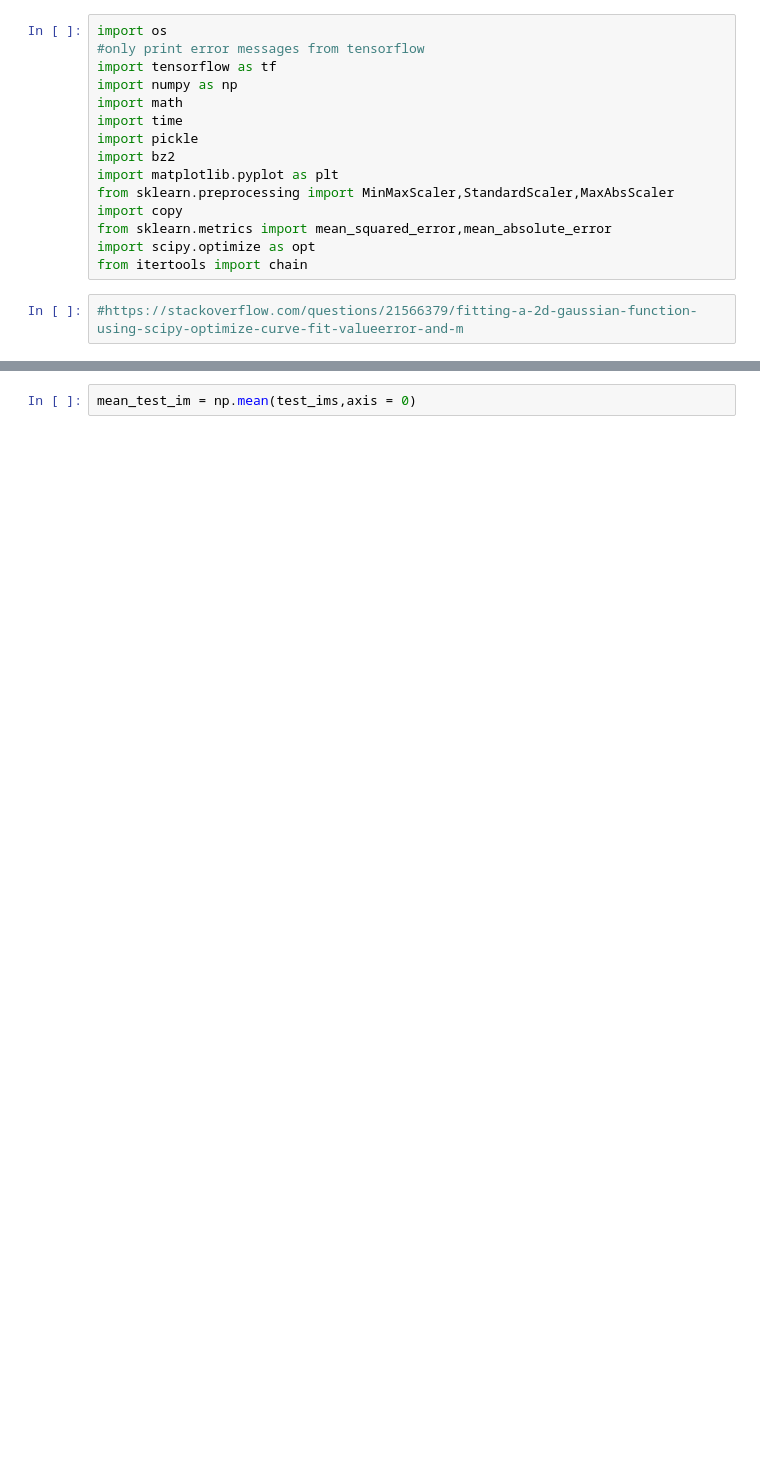
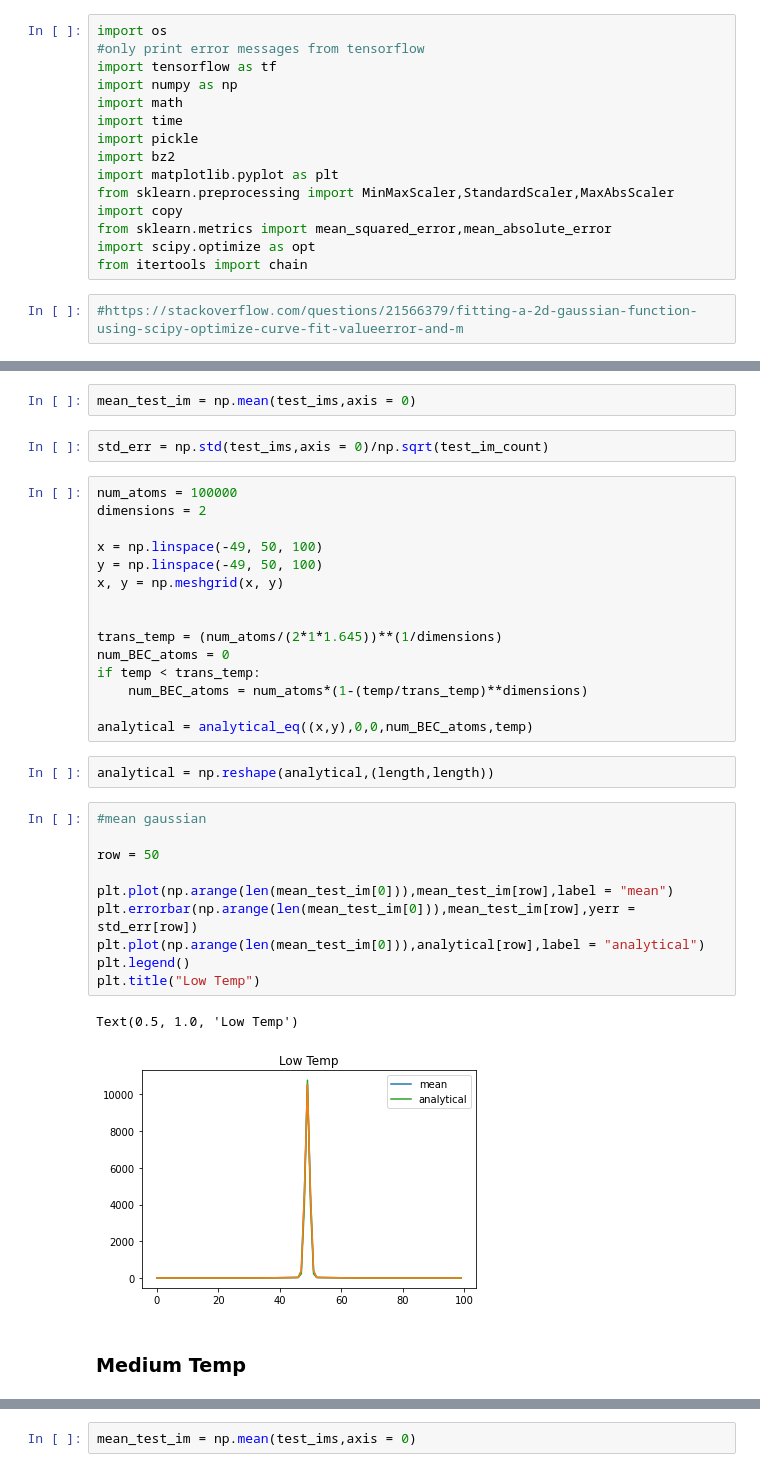
Before and after one commit to alec-gironda/Bose-Einstein-Condensate-NN, a Jupyter notebook: gaussian_fit.ipynb, the cells around one changed output, grey strips where cells are left out. Drawn from its saved outputs; the diff is of its cells as text; blank space fills up the shorter version.

```diff
--- a/gaussian_fit.ipynb
+++ b/gaussian_fit.ipynb
@@ -89,0 +149,36 @@ labs = np.stack(labs)
+# %%
+mean_test_im = np.mean(test_ims,axis = 0)
+# %%
+std_err = np.std(test_ims,axis = 0)/np.sqrt(test_im_count)
+# %%
+num_atoms = 100000
+dimensions = 2
+
+x = np.linspace(-49, 50, 100)
+y = np.linspace(-49, 50, 100)
+x, y = np.meshgrid(x, y)
+
+
+trans_temp = (num_atoms/(2*1*1.645))**(1/dimensions)
+num_BEC_atoms = 0
+if temp < trans_temp:
+    num_BEC_atoms = num_atoms*(1-(temp/trans_temp)**dimensions)
+
+analytical = analytical_eq((x,y),0,0,num_BEC_atoms,temp)
+# %%
+analytical = np.reshape(analytical,(length,length))
+# %%
+#mean gaussian
+
+row = 50
+
+plt.plot(np.arange(len(mean_test_im[0])),mean_test_im[row],label = "mean")
+plt.errorbar(np.arange(len(mean_test_im[0])),mean_test_im[row],yerr = std_err[row])
+plt.plot(np.arange(len(mean_test_im[0])),analytical[row],label = "analytical")
+plt.legend()
+plt.title("Low Temp")
+# %% [output]
+Text(0.5, 1.0, 'Low Temp')
+[figure, added]
+# %% [markdown]
+### Medium Temp
```
Also changed, not shown: parts of 76 cells of this notebook, 3 other files.
